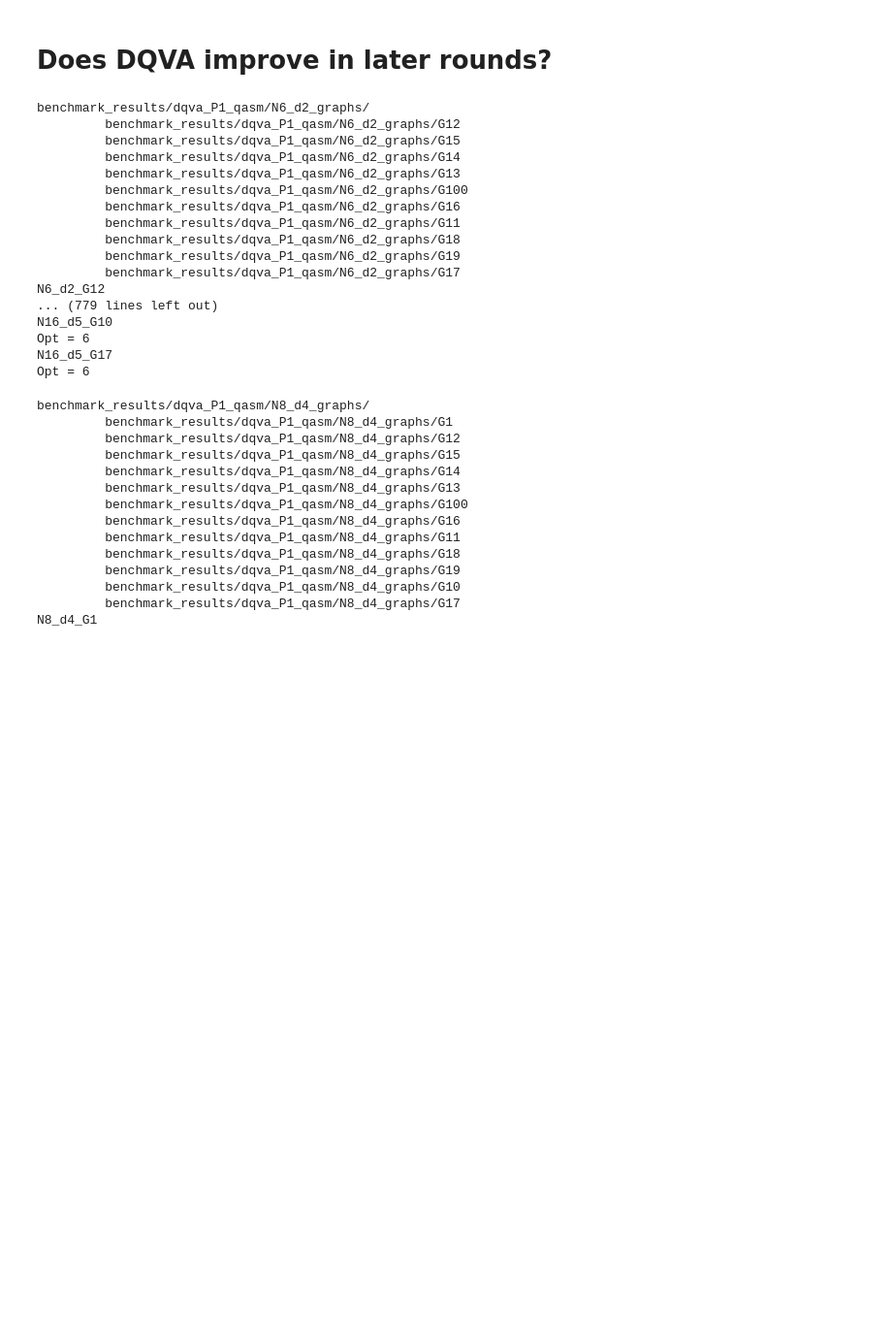
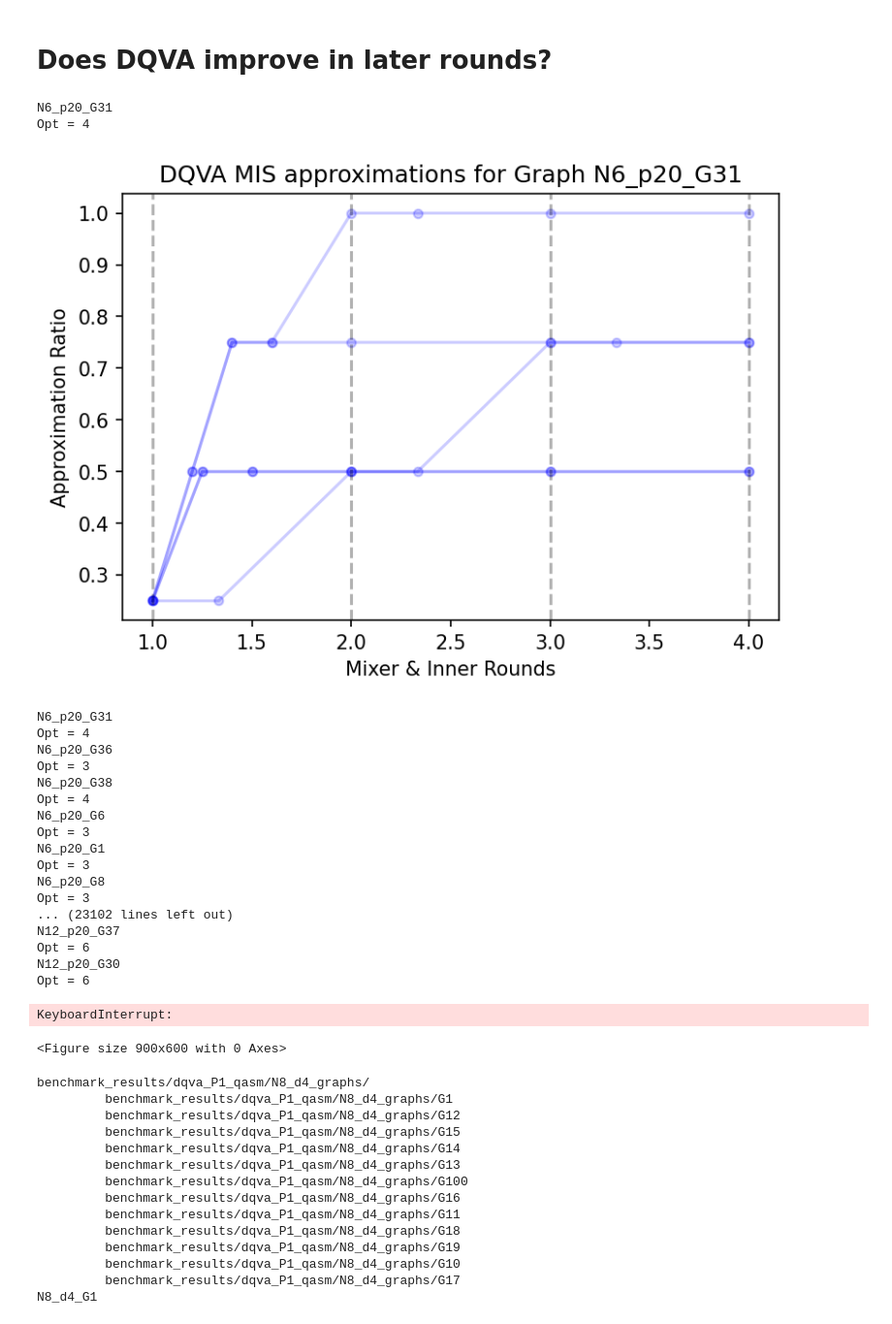
Before and after one commit to teaguetomesh/dqva-and-circuit-cutting, a Jupyter notebook: benchmarks.ipynb, the cells around one changed output. Shown at 97% size. Saved outputs shown, nothing was run; the diff lists cells and outputs as text; code cells hidden in the pictures; blank space fills up the shorter version.

Commit message:
plotting results

```diff
--- a/benchmarks.ipynb
+++ b/benchmarks.ipynb
@@ -434,0 +463,4 @@ benchmark_results/dqva_P1_qasm/N16_d2_graphs/
+# %%
+dqva_sizes, dqva_mis, dqva_mis_list = get_data('dqva', 1, 'qasm', d, lim=6)
+data.append((dqva_sizes, dqva_mis, 'DQVA, lim=6'))
+lists.append((dqva_sizes, dqva_mis_list, 'DQVA, lim=6'))
@@ -517,22 +696,25 @@ DQVA, P=1
 # %% [markdown]
 # Does DQVA improve in later rounds?
 # %%
-def get_pickles(alg, P, sim, n, d):
+def get_pickles(alg, P, sim, n, d, lim=None):
 
     retval = []
 
     base_path = 'benchmark_results/{}_P{}_{}/'.format(alg, P, sim)
-    graph_paths = 'N{}_d{}_graphs/'.format(n, d)
+    if d < 10:
+        graph_paths = 'N*_d{}_graphs/'.format(d)
+    else:
+        graph_paths = 'N*_p{}_graphs/'.format(d)
 
     graph_dirs = glob.glob(base_path + graph_paths)
     graph_dirs = sorted(graph_dirs, key=lambda fn: int(fn.split('/')[-2].split('_')[0].strip('N')))
 
     for gd in graph_dirs:
-        print(gd)
+        #print(gd)
         all_graphs = glob.glob(gd+'*')
         temp_mis_approx = []
         for graph in all_graphs:
-            print('\t', graph)
+            #print('\t', graph)
             graphfn = 'benchmark_graphs/' + '/'.join(graph.split('/')[-2:]) + '.txt'
             G = graph_from_file(graphfn)
 
@@ -541,7 +723,12 @@ def get_pickles(alg, P, sim, n, d):
 
             opt = brute_force_search(G)[1]
             #print('\t Opt =', opt)
-            reps = glob.glob(graph+'/*')
+            if alg == 'dqva' and d > 10:
+                if lim is None:
+                    raise Exception('Must specify lim parameter with alg=dqva')
+                reps = glob.glob(graph+'/*_lim{}_*'.format(lim))
+            else:
+                reps = glob.glob(graph+'/*')
             temp_pickles = []
             for pklfile in reps:
                 #print('\t\t', pklfile)
@@ -582,6 +769,7 @@ def plot_dqva_approxs(data, savedir=None, show=True, verbose=0):
                     print('\t', inner_round)
 
         ax.plot(x_vals, y_vals, c='b', alpha=0.2)
+        ax.scatter(x_vals, y_vals, c='b', alpha=0.2, s=20)
 
     for i in range(1, num_mixer_rounds+1):
         ax.axvline(x=i, c='k', ls='--', alpha=0.3)
@@ -598,31 +786,43 @@ def plot_dqva_approxs(data, savedir=None, show=True, verbose=0):
     if show:
         plt.show()
     plt.close()
+# %%
+dqva_N6_p20_data = get_pickles('dqva', 1, 'qasm', 6, 20, lim=2)
+g1_data = dqva_N6_p20_data[0]
+# %%
+plot_dqva_approxs(g1_data, verbose=0)
+# %% [output]
+N6_p20_G31
+Opt = 4
+[figure, added]
 # %%
 # Plot and save all of the dqva results
 for N in [6, 8, 10, 12, 14, 16]:
-    for d in [2, 3, 4, 5]:
-        dqva_data = get_pickles('dqva', 1, 'qasm', N, d)
-        for data in dqva_data:
-            plot_dqva_approxs(data, savedir='figures/dqva_approximations/', show=False)
+    for d in [20, 30, 50, 80]:
+        for lim in [2, 4, 6]:
+            dqva_data = get_pickles('dqva', 1, 'qasm', N, d, lim=lim)
+            for data in dqva_data:
+                plot_dqva_approxs(data, savedir='figures/dqva_approximations/lim{}/'.format(lim), show=False)
 # %% [output]
-benchmark_results/dqva_P1_qasm/N6_d2_graphs/
-         benchmark_results/dqva_P1_qasm/N6_d2_graphs/G12
-         benchmark_results/dqva_P1_qasm/N6_d2_graphs/G15
-         benchmark_results/dqva_P1_qasm/N6_d2_graphs/G14
-         benchmark_results/dqva_P1_qasm/N6_d2_graphs/G13
-         benchmark_results/dqva_P1_qasm/N6_d2_graphs/G100
-         benchmark_results/dqva_P1_qasm/N6_d2_graphs/G16
-         benchmark_results/dqva_P1_qasm/N6_d2_graphs/G11
-         benchmark_results/dqva_P1_qasm/N6_d2_graphs/G18
-         benchmark_results/dqva_P1_qasm/N6_d2_graphs/G19
-         benchmark_results/dqva_P1_qasm/N6_d2_graphs/G17
-N6_d2_G12
-... (779 lines left out)
-N16_d5_G10
+N6_p20_G31
+Opt = 4
+N6_p20_G36
+Opt = 3
+N6_p20_G38
+Opt = 4
+N6_p20_G6
+Opt = 3
+N6_p20_G1
+Opt = 3
+N6_p20_G8
+Opt = 3
+... (23102 lines left out)
+N12_p20_G37
 Opt = 6
-N16_d5_G17
+N12_p20_G30
 Opt = 6
+KeyboardInterrupt:
+<Figure size 900x600 with 0 Axes>
 # %%
 dqva_N8_d4_data = get_pickles('dqva', 1, 'qasm', 8, 4)
 g1_data = dqva_N8_d4_data[0]
```
Also changed, not shown: parts of 16 cells of this notebook.
